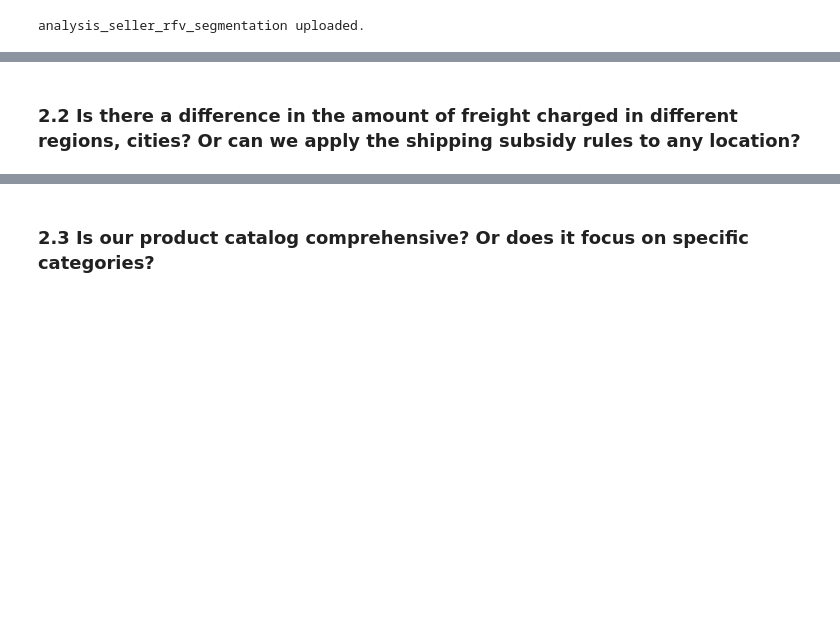
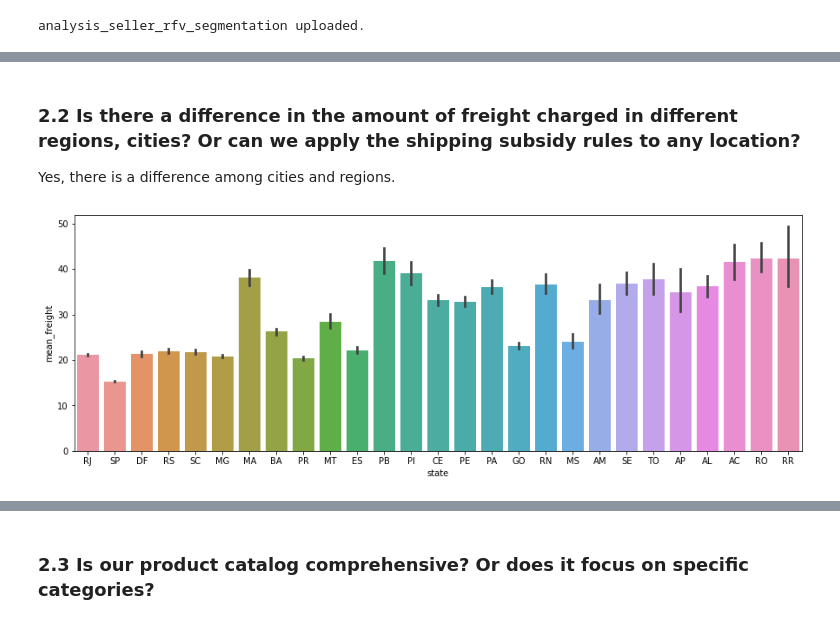
Before and after one commit to pauloreis-ds/olist, a Jupyter notebook: business_questions_insights/notebooks/1.0-pr-data-analysis-postgresql.ipynb, the cells around one changed output, grey strips where cells are left out. Drawn from its saved outputs; the diff is of its cells as text; code cells hidden in the pictures; blank space fills up the shorter version.

```diff
--- a/business_questions_insights/notebooks/1.0-pr-data-analysis-postgresql.ipynb
+++ b/business_questions_insights/notebooks/1.0-pr-data-analysis-postgresql.ipynb
@@ -673,3 +673,27 @@ sellers_sgmt_abt.to_csv(os.path.join(os.path.join(DATA_DIR, "business_questions_
                                      "sellers_sgmt_abt.csv"))
 # %% [markdown]
 ### 2.2 Is there a difference in the amount of freight charged in different regions, cities? Or can we apply the shipping subsidy rules to any location?
+
+Yes, there is a difference among cities and regions.
+# %%
+freight_query = '''
+SELECT order_id AS order_id,
+       AVG(freight_value) AS average_freight
+FROM order_items
+GROUP BY order_id
+'''
+order_freight_df = to_pandas(db.execute(freight_query), ['order_id', 'mean_freight'])
+# %%
+order_state_query = '''
+SELECT order_id, customers.customer_id, customer_state
+FROM orders LEFT JOIN customers ON orders.customer_id = customers.customer_id
+'''
+order_state_df = to_pandas(db.execute(order_state_query), ['order_id', 'customer_id', 'state'])
+# %%
+freight_abt = order_freight_df.merge(order_state_df, how='left', on='order_id')
+freight_abt['region'] = freight_abt['state'].apply(map_regions)
+# %%
+fig()
+sns.barplot(data=freight_abt, x='state', y='mean_freight');
+# %% [output]
+[figure, added]
```
Also changed, not shown: parts of 11 cells of this notebook.
